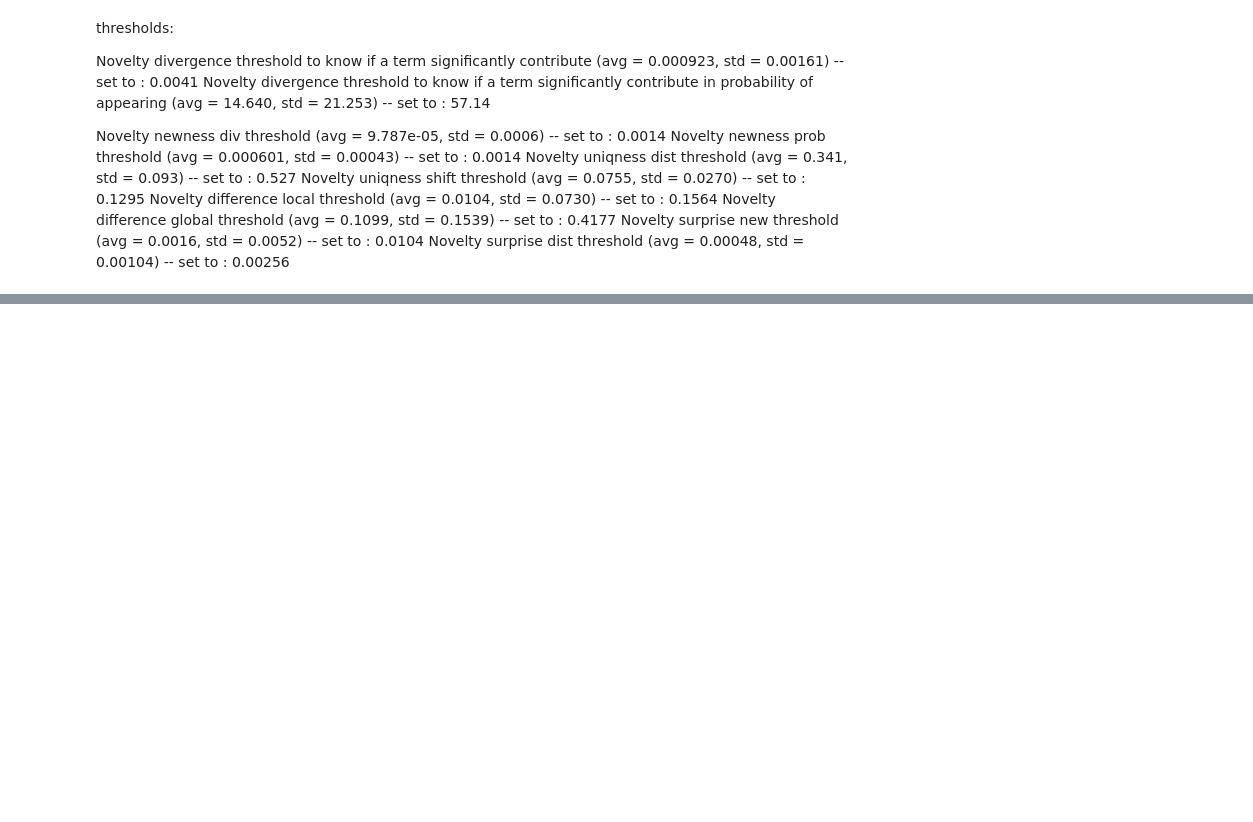
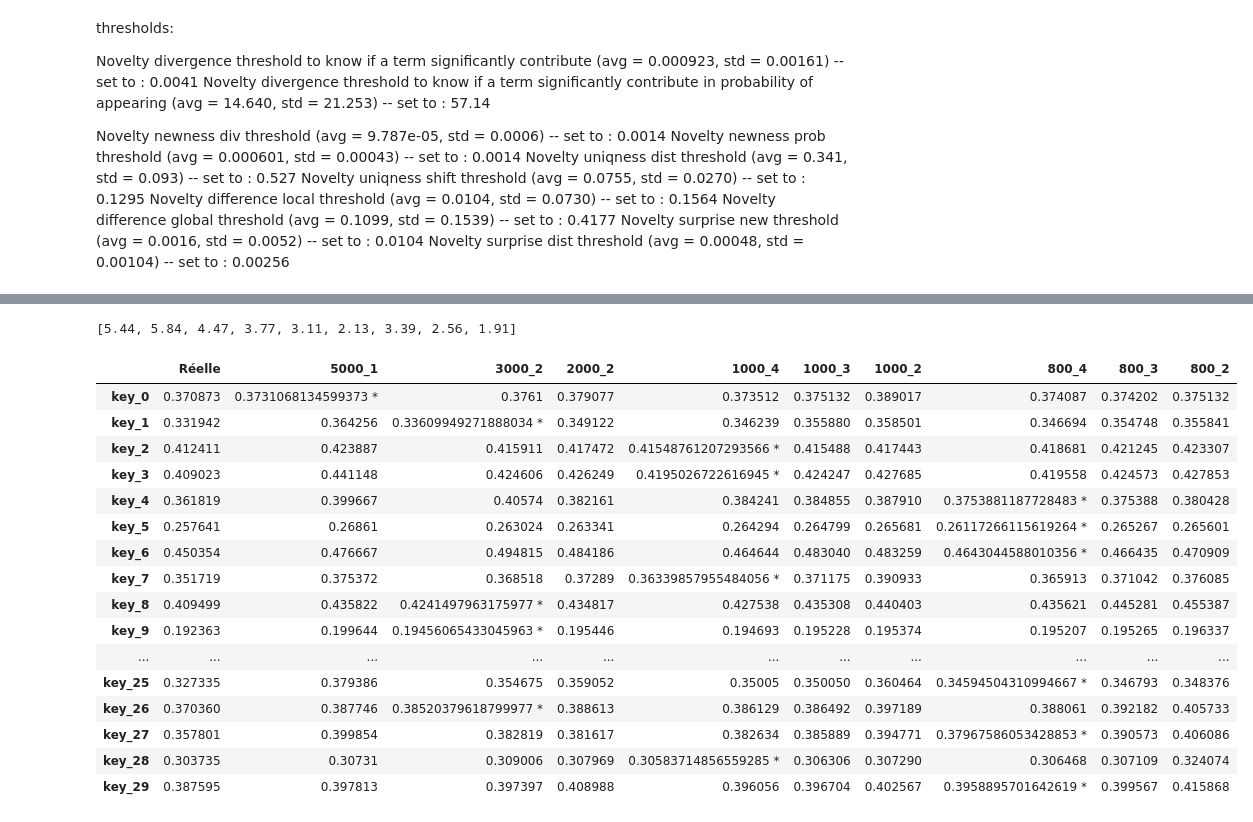
Before and after one commit to edgarLan/brevetNLPv2, a Jupyter notebook: novelty/measureNov.ipynb, the cells around one changed output, grey strips where cells are left out. Saved outputs shown, nothing was run; the diff lists cells and outputs as text; code cells hidden in the pictures; blank space fills up the shorter version.

```diff
--- a/novelty/measureNov.ipynb
+++ b/novelty/measureNov.ipynb
@@ -183,0 +819,4 @@ test variations for recipe Honey Cake_recipe_0.json done  | test variation size
+# %%
+results_800_3 = KSCluster_rTN(KSClusterDiff800, 3)
+# %%
+results_800_2 = KSCluster_rTN(KSClusterDiff800, 2)
@@ -183,0 +825,52 @@ test variations for recipe Honey Cake_recipe_0.json done  | test variation size
+# %%
+timeList
+# %% [output]
+[5.44, 5.84, 4.47, 3.77, 3.11, 2.13, 3.39, 2.56, 1.91]
+# %%
+dict_list = [dif100_dict, results_5000_1, results_3000_2, results_2000_2, results_1000_4, results_1000_3, results_1000_2, results_800_4, results_800_3, results_800_2]
+# %%
+means_list = []
+
+# Iterate over each key (0 to 29)
+for key in range(30):
+    # For each key, compute the mean for each dictionary in dict_list
+    means_for_key = [np.mean(dict_item.get(key, [])) for dict_item in dict_list]
+    means_list.append(means_for_key)
+
+# Create a DataFrame from the list of means
+df = pd.DataFrame(means_list, columns=[f'dict_{i+1}_mean' for i in range(len(dict_list))], index=[f'key_{key}' for key in range(30)])
+df.columns=list
+# %%
+def mark_closest(row):
+    # Compute the absolute differences between each column value and the first column value (excluding the first column itself)
+    diffs = np.abs(row.iloc[1:].values - row.iloc[0])  # row.iloc[1:] excludes the first column
+    # Find the index of the minimum difference
+    closest_index = diffs.argmin() + 1  # Add 1 to the index to account for excluding the first column
+
+    # Create a new row with the '*' added to the closest value (other than the first column)
+    row_with_star = row.copy()  # Make a copy of the row to modify it
+    row_with_star.iloc[closest_index] = str(row_with_star.iloc[closest_index]) + ' *'  # Add '*' next to closest value
+
+    return row_with_star
+
+# Apply the function to each row in the dataframe
+df_with_stars = df.apply(mark_closest, axis=1)
+df_with_stars
+# %% [output]
+|  | Réelle | 5000_1 | 3000_2 | 2000_2 | 1000_4 | 1000_3 | 1000_2 | 800_4 | 800_3 | 800_2 |
+| key_0 | 0.370873 | 0.3731068134599373 * | 0.3761 | 0.379077 | 0.373512 | 0.375132 | 0.389017 | 0.374087 | 0.374202 | 0.375132 |
+| key_1 | 0.331942 | 0.364256 | 0.33609949271888034 * | 0.349122 | 0.346239 | 0.355880 | 0.358501 | 0.346694 | 0.354748 | 0.355841 |
+| key_2 | 0.412411 | 0.423887 | 0.415911 | 0.417472 | 0.41548761207293566 * | 0.415488 | 0.417443 | 0.418681 | 0.421245 | 0.423307 |
+| key_3 | 0.409023 | 0.441148 | 0.424606 | 0.426249 | 0.4195026722616945 * | 0.424247 | 0.427685 | 0.419558 | 0.424573 | 0.427853 |
+| key_4 | 0.361819 | 0.399667 | 0.40574 | 0.382161 | 0.384241 | 0.384855 | 0.387910 | 0.3753881187728483 * | 0.375388 | 0.380428 |
+| key_5 | 0.257641 | 0.26861 | 0.263024 | 0.263341 | 0.264294 | 0.264799 | 0.265681 | 0.26117266115619264 * | 0.265267 | 0.265601 |
+| key_6 | 0.450354 | 0.476667 | 0.494815 | 0.484186 | 0.464644 | 0.483040 | 0.483259 | 0.4643044588010356 * | 0.466435 | 0.470909 |
+| key_7 | 0.351719 | 0.375372 | 0.368518 | 0.37289 | 0.36339857955484056 * | 0.371175 | 0.390933 | 0.365913 | 0.371042 | 0.376085 |
+| key_8 | 0.409499 | 0.435822 | 0.4241497963175977 * | 0.434817 | 0.427538 | 0.435308 | 0.440403 | 0.435621 | 0.445281 | 0.455387 |
+| key_9 | 0.192363 | 0.199644 | 0.19456065433045963 * | 0.195446 | 0.194693 | 0.195228 | 0.195374 | 0.195207 | 0.195265 | 0.196337 |
+| ... | ... | ... | ... | ... | ... | ... | ... | ... | ... | ... |
+| key_25 | 0.327335 | 0.379386 | 0.354675 | 0.359052 | 0.35005 | 0.350050 | 0.360464 | 0.34594504310994667 * | 0.346793 | 0.348376 |
+| key_26 | 0.370360 | 0.387746 | 0.38520379618799977 * | 0.388613 | 0.386129 | 0.386492 | 0.397189 | 0.388061 | 0.392182 | 0.405733 |
+| key_27 | 0.357801 | 0.399854 | 0.382819 | 0.381617 | 0.382634 | 0.385889 | 0.394771 | 0.37967586053428853 * | 0.390573 | 0.406086 |
+| key_28 | 0.303735 | 0.30731 | 0.309006 | 0.307969 | 0.30583714856559285 * | 0.306306 | 0.307290 | 0.306468 | 0.307109 | 0.324074 |
+| key_29 | 0.387595 | 0.397813 | 0.397397 | 0.408988 | 0.396056 | 0.396704 | 0.402567 | 0.3958895701642619 * | 0.399567 | 0.415868 |
```
Also changed, not shown: parts of 148 cells of this notebook, 21 other files.
